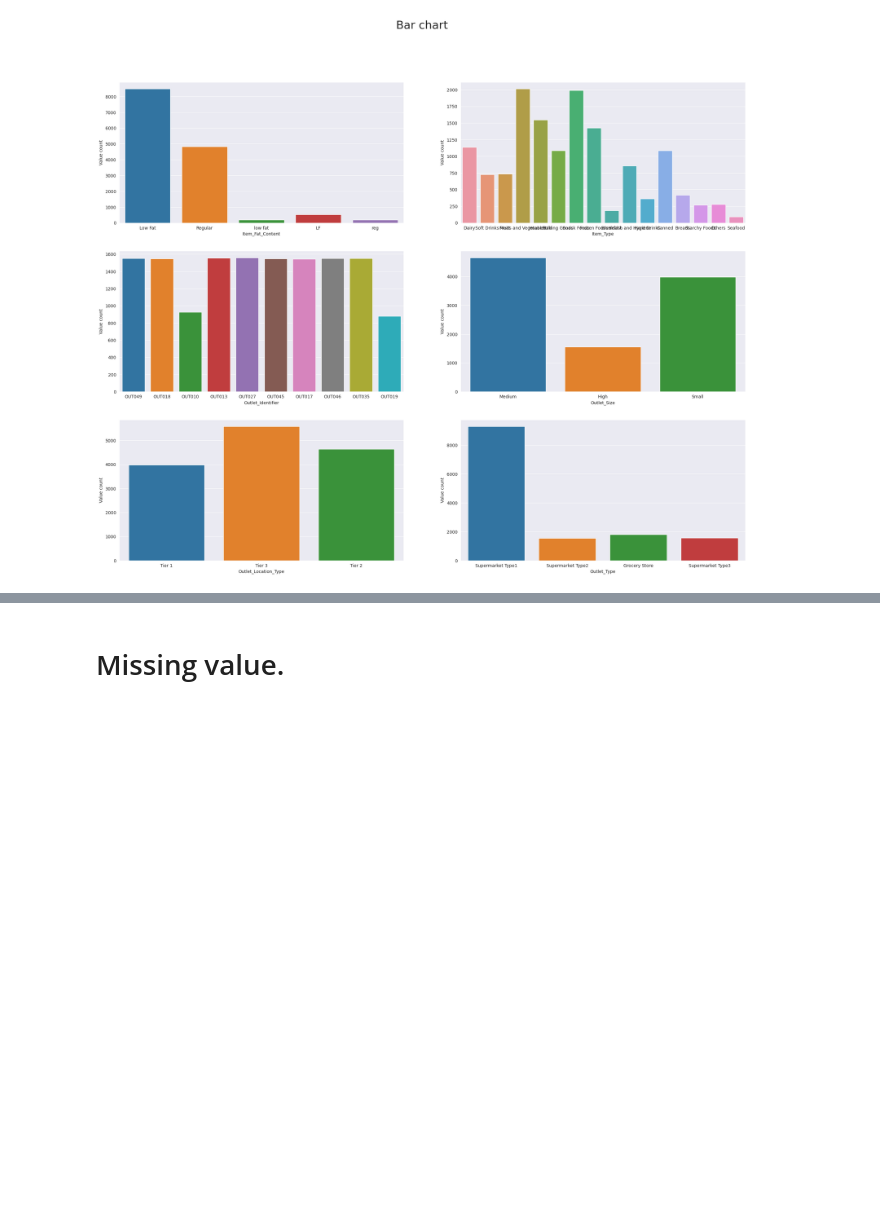
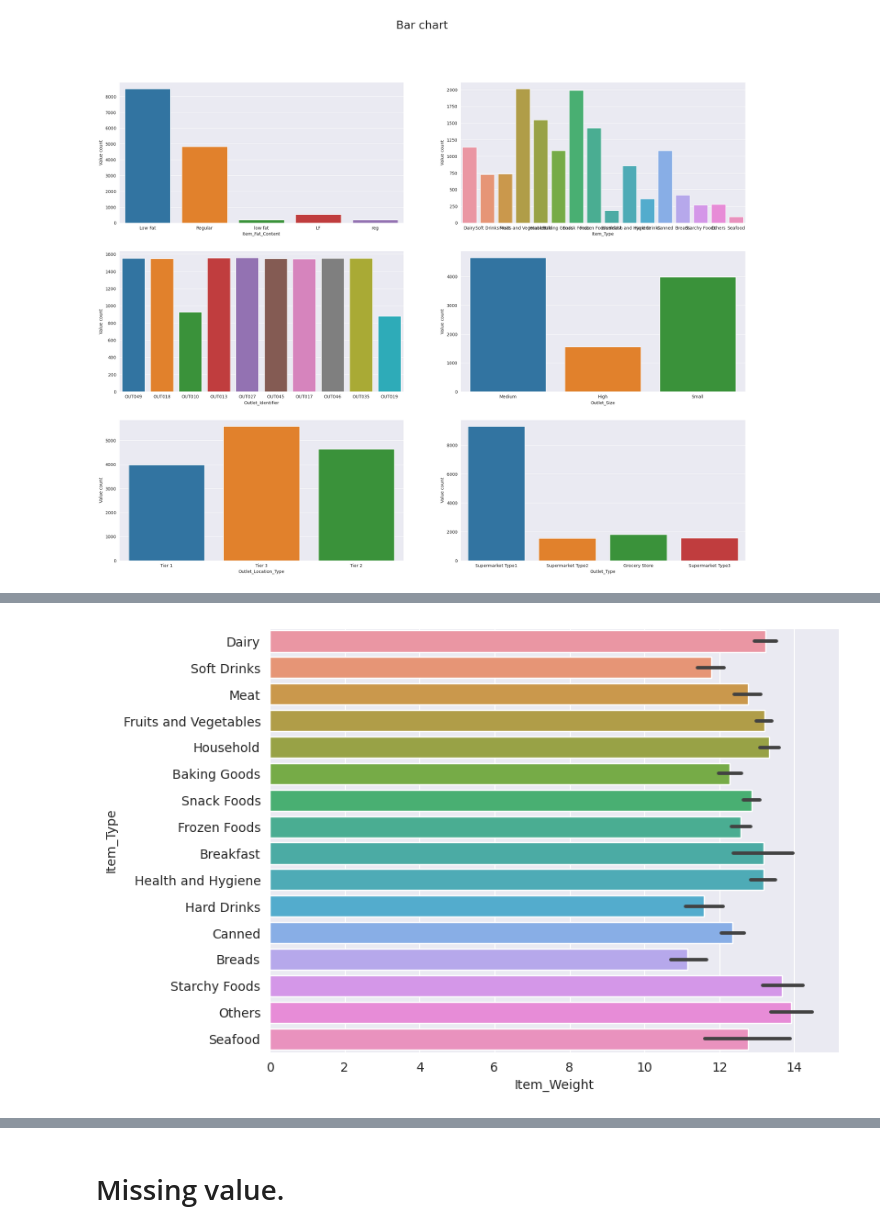
Before and after one commit to Suman-Adhikary/Big-Mart-Sale-Prediction, a Jupyter notebook: Bigmart_Sale_Prediction.ipynb, the cells around one changed output, grey strips where cells are left out. Drawn from its saved outputs; the diff is of its cells as text; code cells hidden in the pictures; blank space fills up the shorter version.

```diff
--- a/Bigmart_Sale_Prediction.ipynb
+++ b/Bigmart_Sale_Prediction.ipynb
@@ -141,0 +211,7 @@ plt.show()
+# %%
+# Item type vs item weight
+plt.figure(figsize=(8,6))
+sns.barplot(data = X, y = 'Item_Type', x = 'Item_Weight')
+plt.show()
+# %% [output]
+[figure, added]
```
Also changed, not shown: parts of 21 cells of this notebook.
